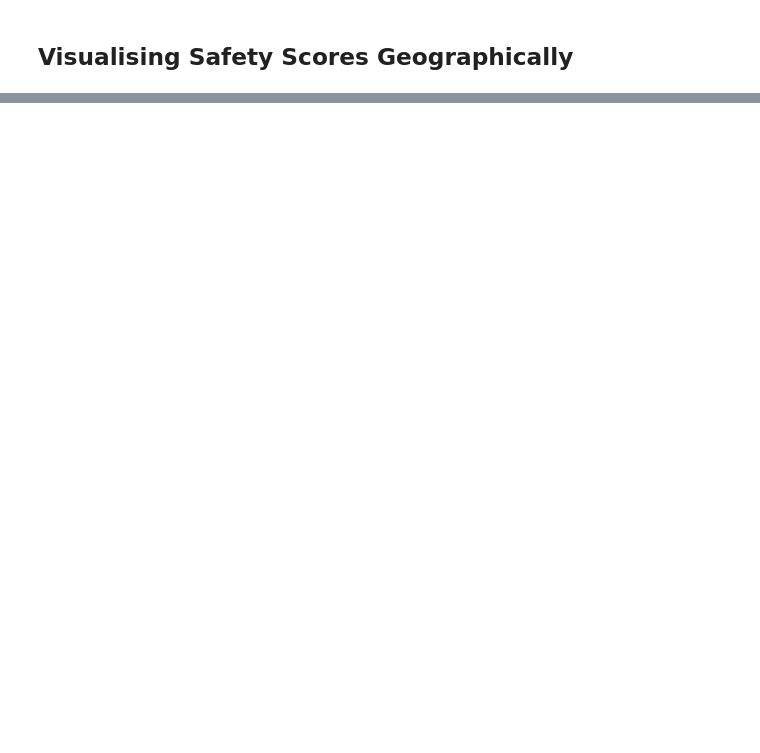
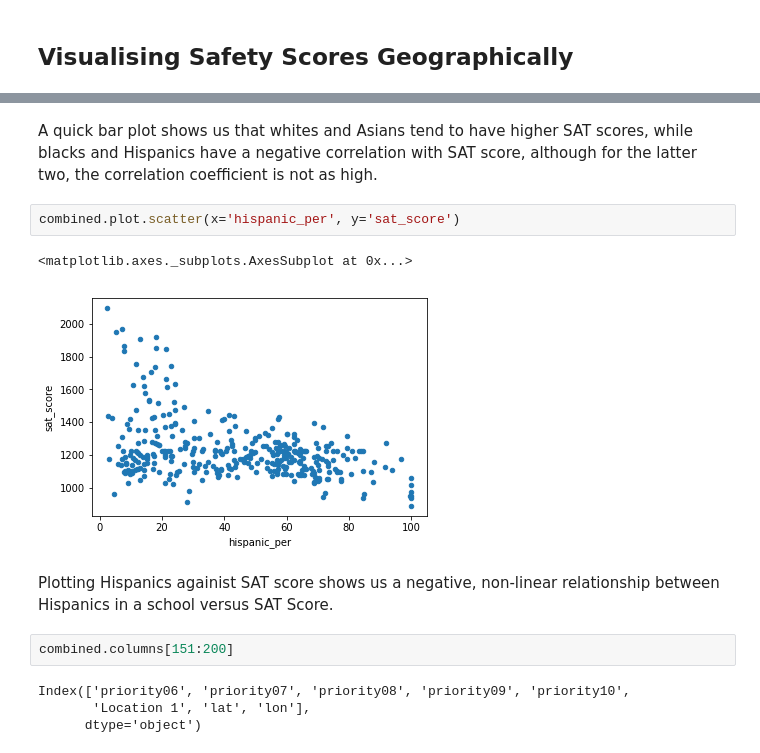
Before and after one commit to edwinfl49/nyc-hs-analysis, a Jupyter notebook: Analyzing NYC High School Data - Dataquest.io Guided Project 2-4-4.ipynb, the cells around one changed output, grey strips where cells are left out. Saved outputs shown, nothing was run; the diff lists cells and outputs as text; blank space fills up the shorter version.

```diff
--- a/Analyzing NYC High School Data - Dataquest.io Guided Project 2-4-4.ipynb
+++ b/Analyzing NYC High School Data - Dataquest.io Guided Project 2-4-4.ipynb
@@ -191,0 +249,15 @@ There appears to be a positive correlation between safety score and SAT score, a
+# %% [markdown]
+A quick bar plot shows us that whites and Asians tend to have higher SAT scores, while blacks and Hispanics have a negative correlation with SAT score, although for the latter two, the correlation coefficient is not as high.
+# %%
+combined.plot.scatter(x='hispanic_per', y='sat_score')
+# %% [output]
+<matplotlib.axes._subplots.AxesSubplot at 0x...>
+[figure, added]
+# %% [markdown]
+Plotting Hispanics againist SAT score shows us a negative, non-linear relationship between Hispanics in a school versus SAT Score.
+# %%
+combined.columns[151:200]
+# %% [output]
+Index(['priority06', 'priority07', 'priority08', 'priority09', 'priority10',
+       'Location 1', 'lat', 'lon'],
+      dtype='object')
```
Also changed, not shown: parts of 25 cells of this notebook, 10 other files.
